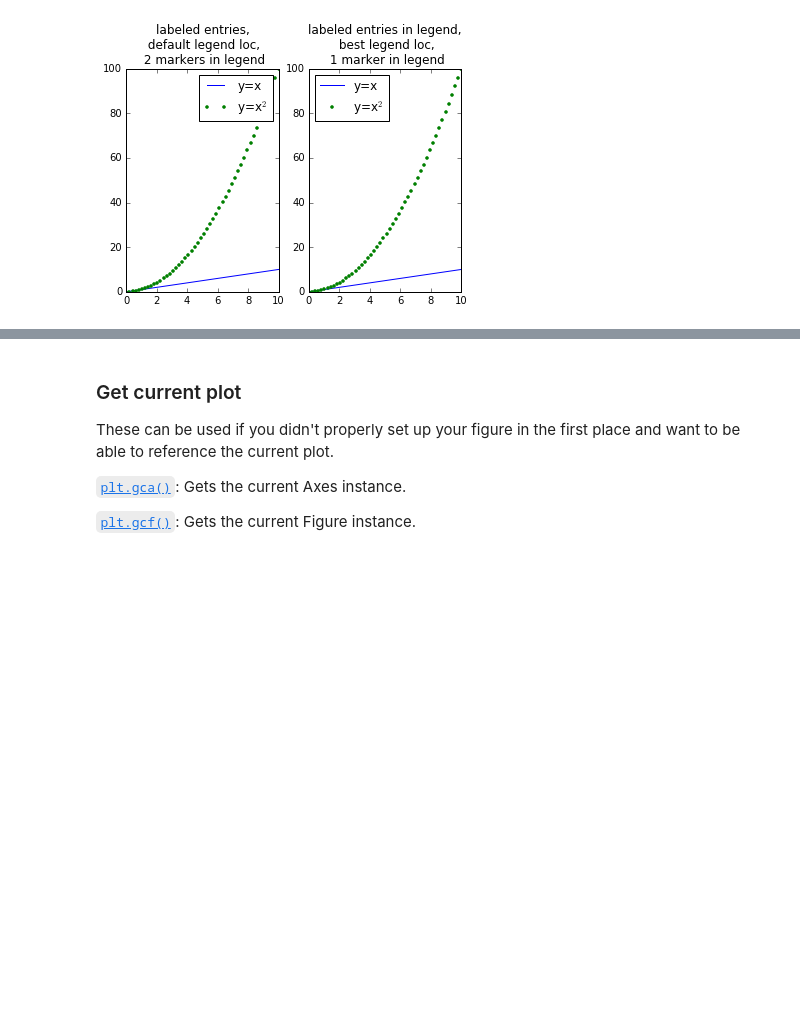
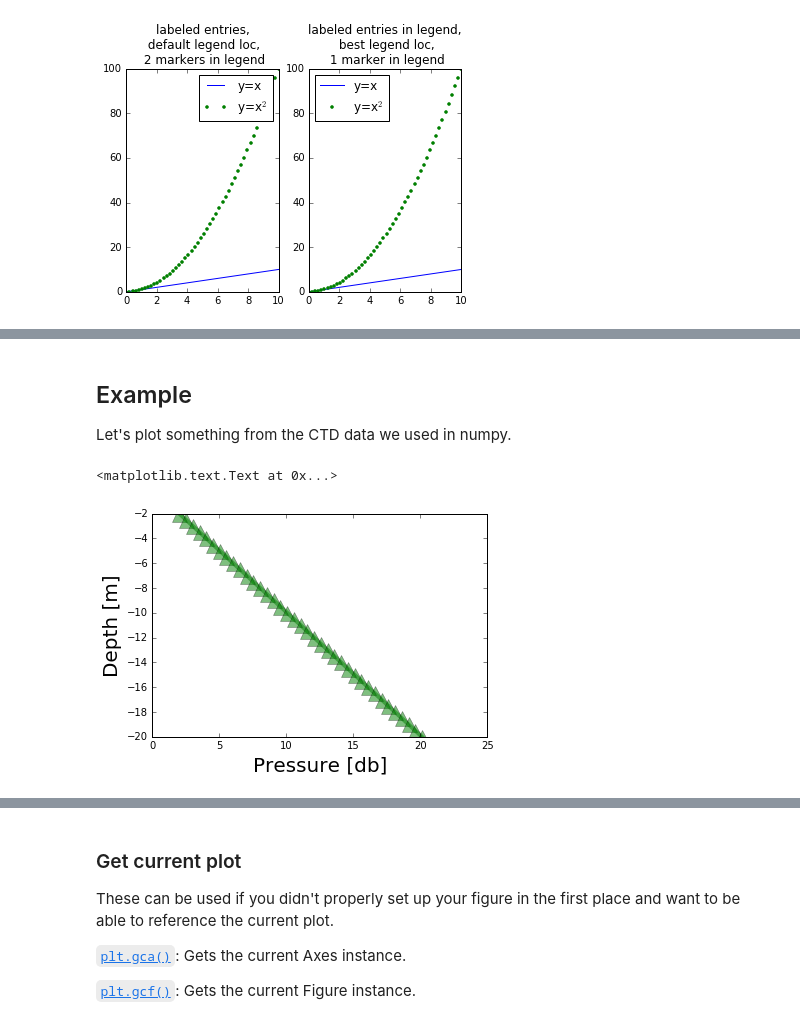
Before and after one commit to hetland/python4geosciences_OLD, a Jupyter notebook: materials/04 matplotlib.ipynb, the cells around one changed output, grey strips where cells are left out. Saved outputs shown, nothing was run; the diff lists cells and outputs as text; code cells hidden in the pictures; blank space fills up the shorter version.

```diff
--- a/materials/04 matplotlib.ipynb
+++ b/materials/04 matplotlib.ipynb
@@ -345,3 +417,23 @@ http://matplotlib.org/1.3.1/examples/pylab_examples/line_styles.html
 - `linewidth` or `lw`: width of line if using a linestyle
 - `color`: color of line or marker
 - `alpha`: transparency of lines/markers, from 0 (transparent) to 1 (opaque)
+# %% [markdown]
+## Example
+
+Let's plot something from the CTD data we used in numpy.
+# %%
+data = np.loadtxt('03_CTD.dat', comments='*')
+
+# set up figure
+fig = plt.figure()
+ax = fig.add_subplot(111)
+
+# plot data
+ax.plot(data[:,0], -data[:,1], 'g-^', lw=4, ms=15, alpha=0.5)
+
+# labels
+ax.set_xlabel("Pressure [db]", fontsize=20)
+ax.set_ylabel("Depth [m]", fontsize=20)
+# %% [output]
+<matplotlib.text.Text at 0x...>
+[figure, added]
```
Also changed, not shown: parts of 29 cells of this notebook.
